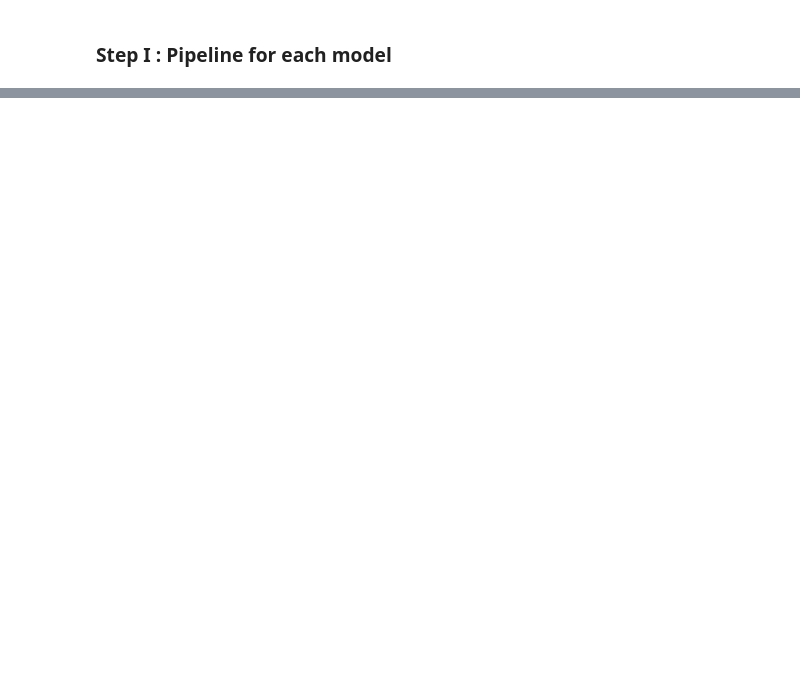
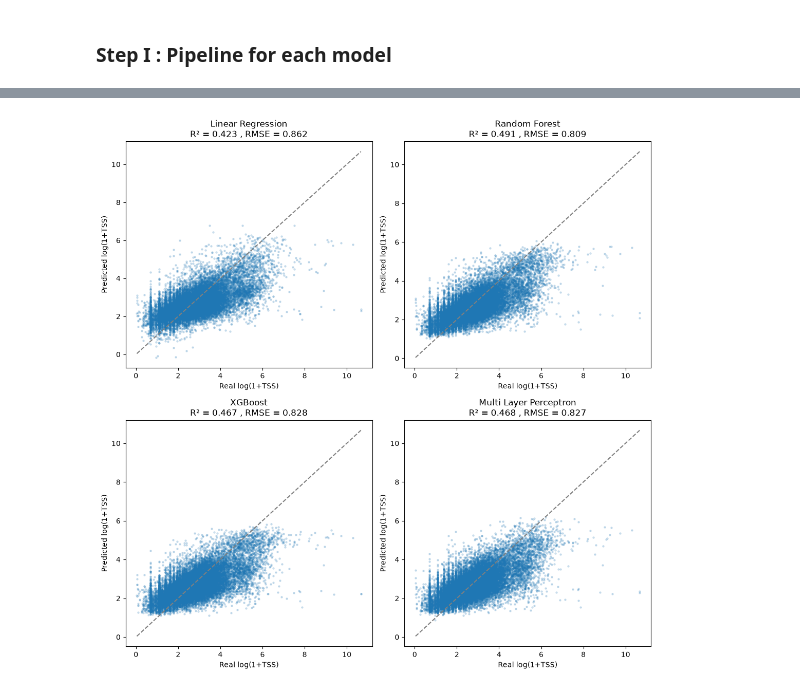
Before and after one commit to NuBFightForMyDream/2107541_MLEnvi_Project_PredictingWaterTurbidityWithTSS, a Jupyter notebook: ENV541_Project_Predicting_Water_Turbidity_with_TSS.ipynb, the cells around one changed output, grey strips where cells are left out. Drawn from its saved outputs; the diff is of its cells as text; code cells hidden in the pictures; blank space fills up the shorter version.

```diff
--- a/ENV541_Project_Predicting_Water_Turbidity_with_TSS.ipynb
+++ b/ENV541_Project_Predicting_Water_Turbidity_with_TSS.ipynb
@@ -223 +300,13 @@ neural_mlp_pipeline = Pipeline(
+# %%
+## baseline model : linear regression
+y_pred_linreg = baseline_lin_reg_pipeline.predict(X_test)
+# %%
+## model #2 : random forest
+y_pred_random_forest = random_forest_pipeline.predict(X_test)
+# %%
+## model #3 : xgboost
+y_pred_xgboost = xgboost_pipeline.predict(X_test)
+# %%
+## model #4 : multi layer perceptron
+y_pred_mlp = neural_mlp_pipeline.predict(X_test)
 # %% [markdown]
@@ -224,0 +374,20 @@ neural_mlp_pipeline = Pipeline(
+# %%
+### plot predicted vs real
+plt.figure( figsize = (11,11) )
+
+plt.subplot(2,2,1)
+plot_predicted_vs_real(y_true = y_test , y_predicted = y_pred_linreg , model_name = "Linear Regression")
+
+plt.subplot(2,2,2)
+plot_predicted_vs_real(y_true = y_test , y_predicted = y_pred_random_forest , model_name = "Random Forest")
+
+plt.subplot(2,2,3)
+plot_predicted_vs_real(y_true = y_test , y_predicted = y_pred_xgboost , model_name = "XGBoost")
+
+plt.subplot(2,2,4)
+plot_predicted_vs_real(y_true = y_test , y_predicted = y_pred_mlp , model_name = "Multi Layer Perceptron")
+
+plt.tight_layout()
+plt.show()
+# %% [output]
+[figure, added]
```
Also changed, not shown: parts of 41 cells of this notebook, 5 other files.
